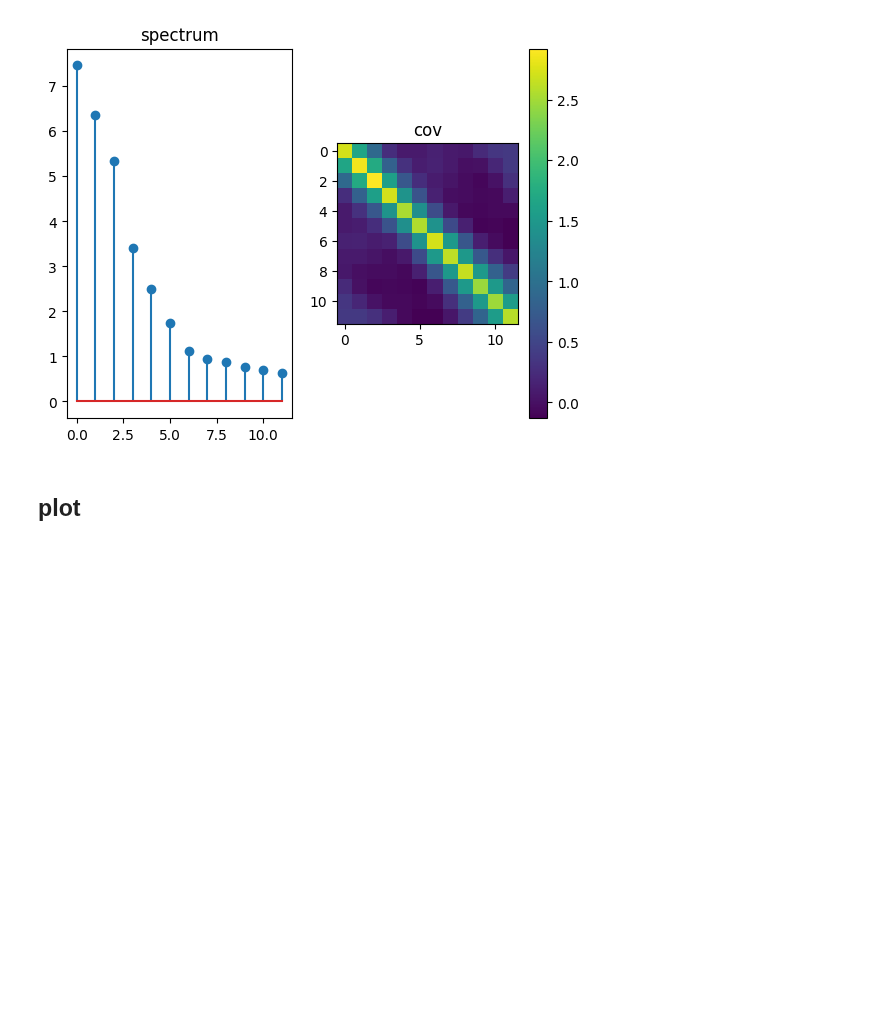
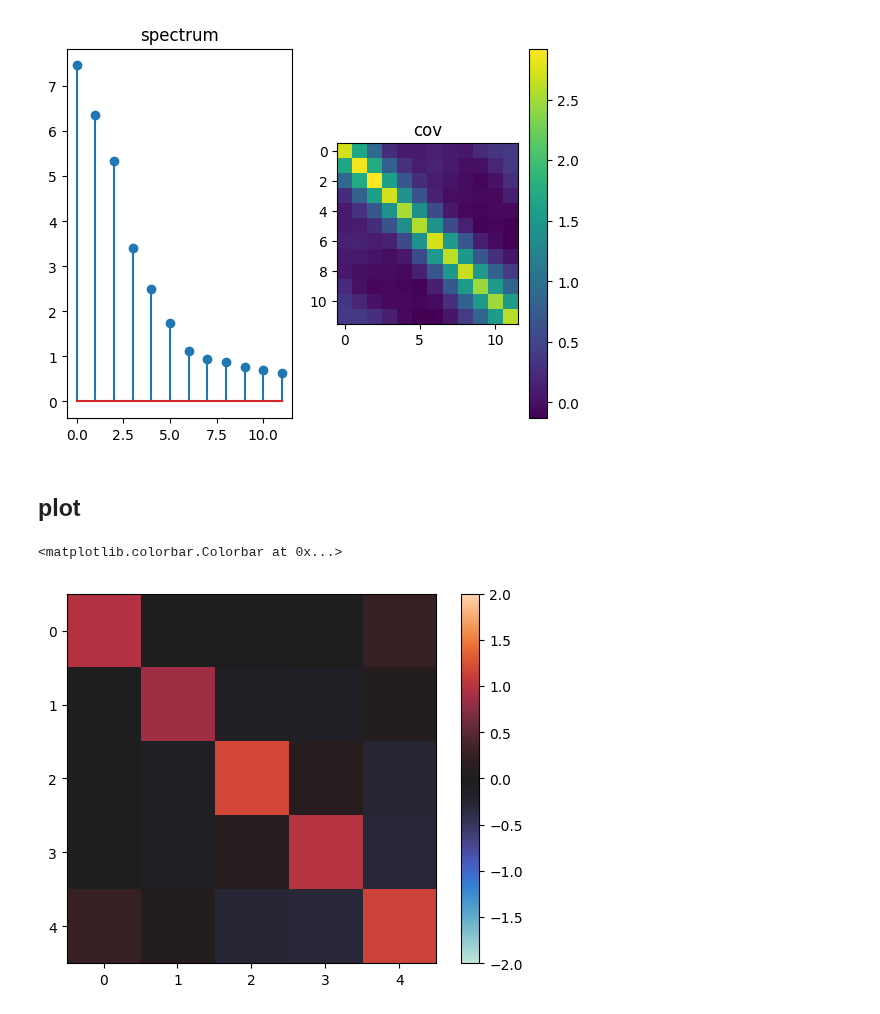
Before and after one commit to lyndond/frame_whitening, a Jupyter notebook: figures/pca4david.ipynb, the cells around one changed output. Saved outputs shown, nothing was run; the diff lists cells and outputs as text; code cells hidden in the pictures; blank space fills up the shorter version.

```diff
--- a/figures/pca4david.ipynb
+++ b/figures/pca4david.ipynb
@@ -269,6 +275,12 @@ all_errors_g_conv = simulate_many(
     )
 # %% [markdown]
 ## plot
+# %%
+plt.imshow(sim_dict_full['Cyy'][0], cmap=sns.color_palette('icefire', as_cmap=True), vmin=-2, vmax=2)
+plt.colorbar()
+# %% [output]
+<matplotlib.colorbar.Colorbar at 0x...>
+[figure, added]
 # %%
 def plot_shaded_error(all_errors, ax, **kwargs):
     mu = np.mean(all_errors, axis=0)
```
Also changed, not shown: parts of 2 cells of this notebook, 2 other files.
